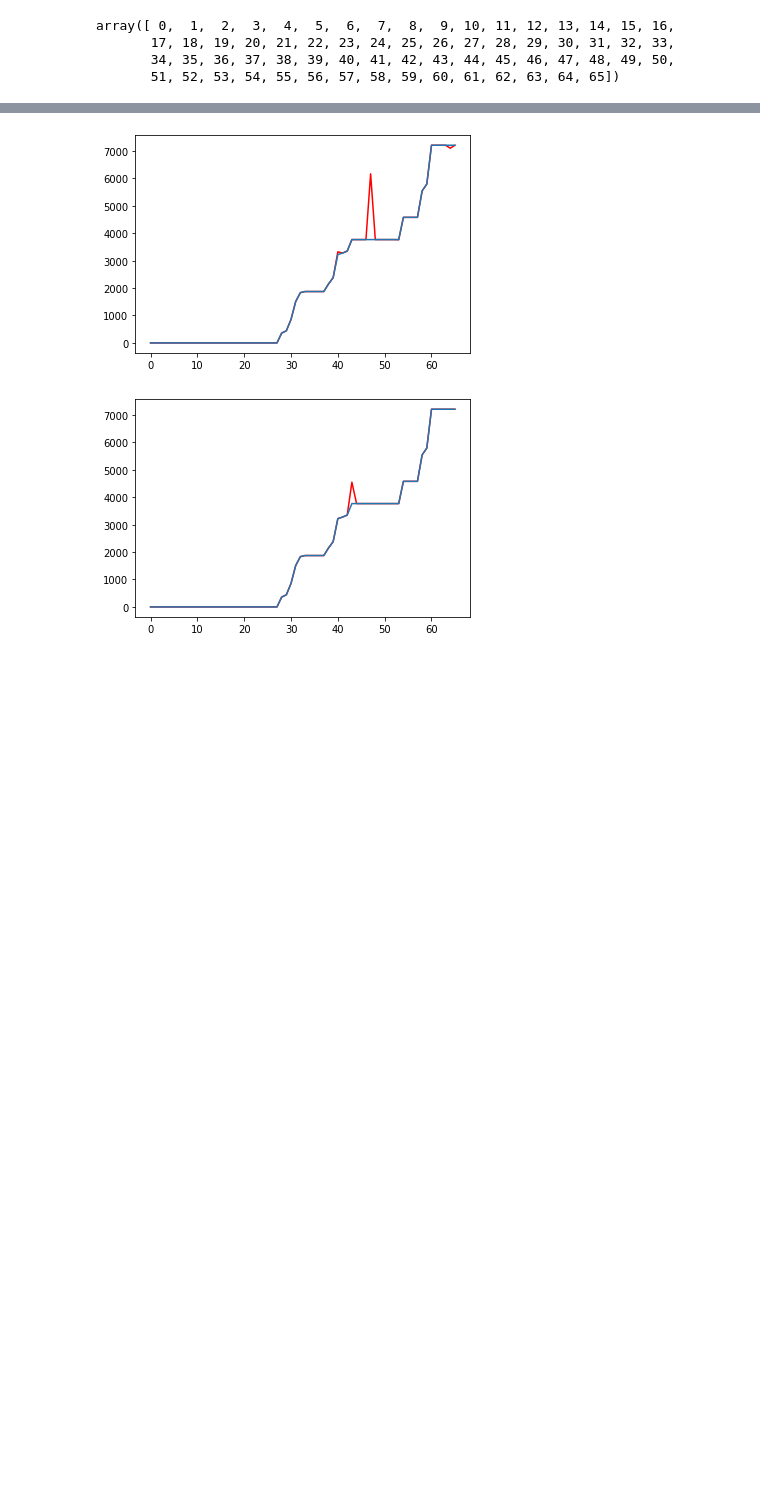
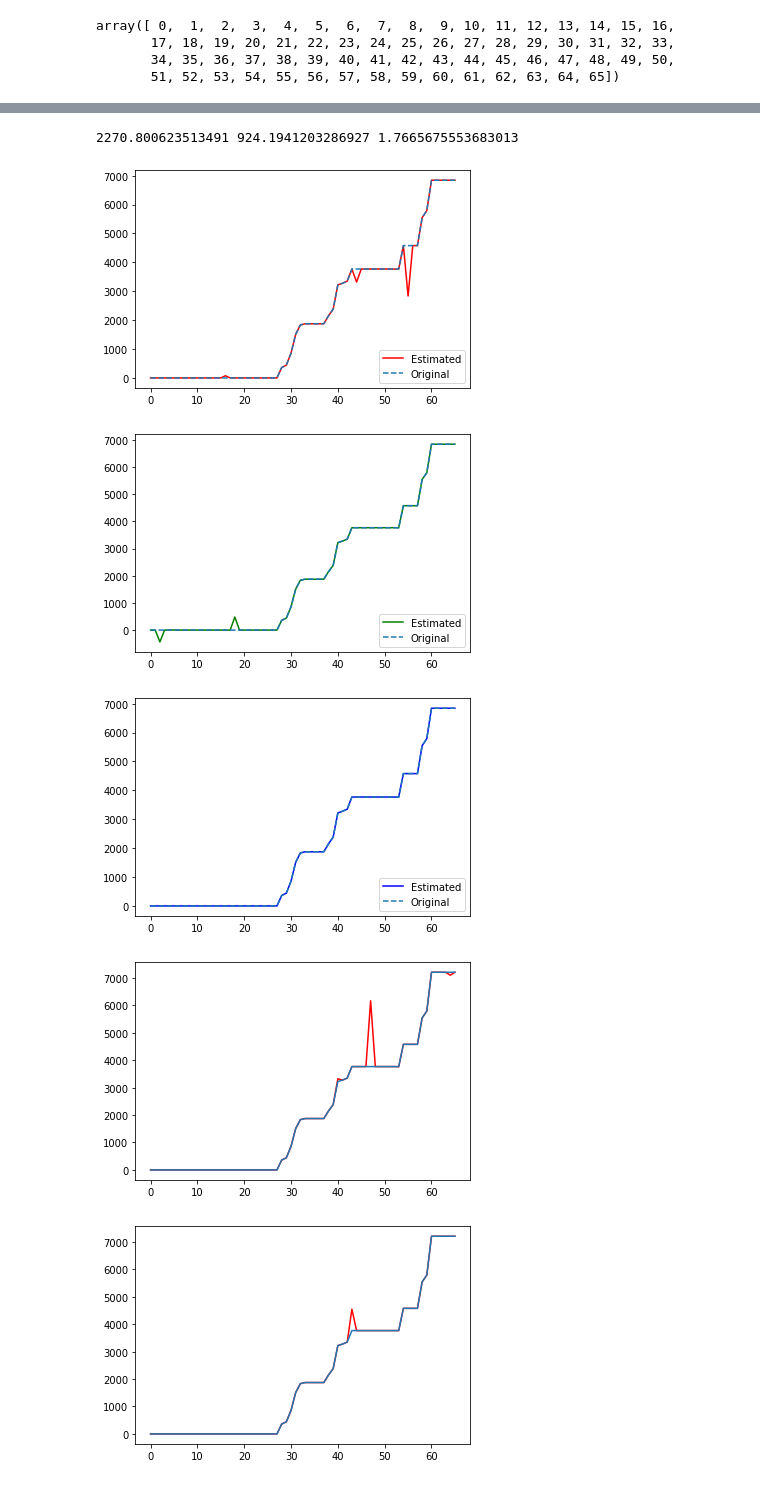
Before and after one commit to dlsrks1218/eHealthPython, a Jupyter notebook: proj/SalientPointDetection.ipynb, the cells around one changed output, grey strips where cells are left out. Cells and saved outputs as stored; diff of their text form; code cells hidden in the pictures; blank space fills up the shorter version.

```diff
--- a/proj/SalientPointDetection.ipynb
+++ b/proj/SalientPointDetection.ipynb
@@ -93,3 +102,45 @@ plt.show()
+# %%
+time1 = lap_mechanism_gamma(time,0,0,443,0.1,1)
+time2 = lap_mechanism_gamma(time,0,0,443,0.5,1)
+time3 = lap_mechanism_gamma(time,0,0,443,1.0,1)
+
+print(sum(abs(time - time1)), sum(abs(time - time2)), sum(abs(time - time3)))
+
+t = np.arange(len(time1))
+
+res_dir = '/home/hp/jupyter/ljh/eHealthPython/result/'
+
+plt.figure(2)
+# plt.plot(t, time1, 'r', t, time, '--')
+plt.plot(t, time1, 'r', label='Estimated')
+plt.plot(t, time, '--', label='Original')
+plt.legend(loc=4)
+fig1 = res_dir+'실험결과1.png'
+plt.savefig(fig1, dpi=300, pad_inches=0)
+
+
+plt.figure(3)
+# plt.plot(t, time2, 'g', t, time, '--')
+plt.plot(t, time2, 'g', label='Estimated')
+plt.plot(t, time, '--', label='Original')
+plt.legend(loc=4)
+fig2 = res_dir+'실험결과2.png'
+plt.savefig(fig2, dpi=300, pad_inches=0)
+
+plt.figure(4)
+# plt.plot(t, time3, 'b', t, time, '--')
+plt.plot(t, time3, 'b', label='Estimated')
+plt.plot(t, time, '--', label='Original')
+plt.legend(loc=4)
+fig3 = res_dir+'실험결과3.png'
+plt.savefig(fig3, dpi=300, pad_inches=0)
+
+plt.show()
+# %% [output]
+2270.800623513491 924.1941203286927 1.7665675553683013
+[figure, added]
+[figure, added]
+[figure, added]
 # %%
 t = np.arange(len(time1))
 
```
Also changed, not shown: parts of 4 cells of this notebook, 10 other files.
